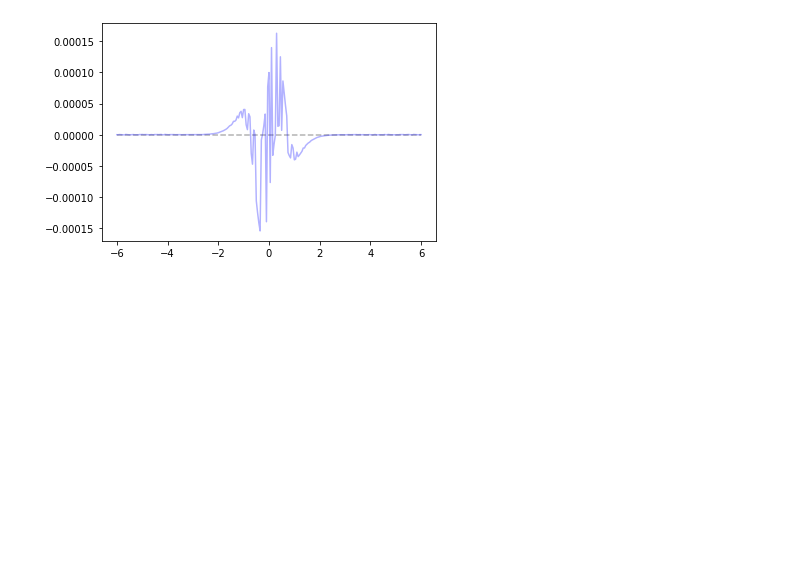
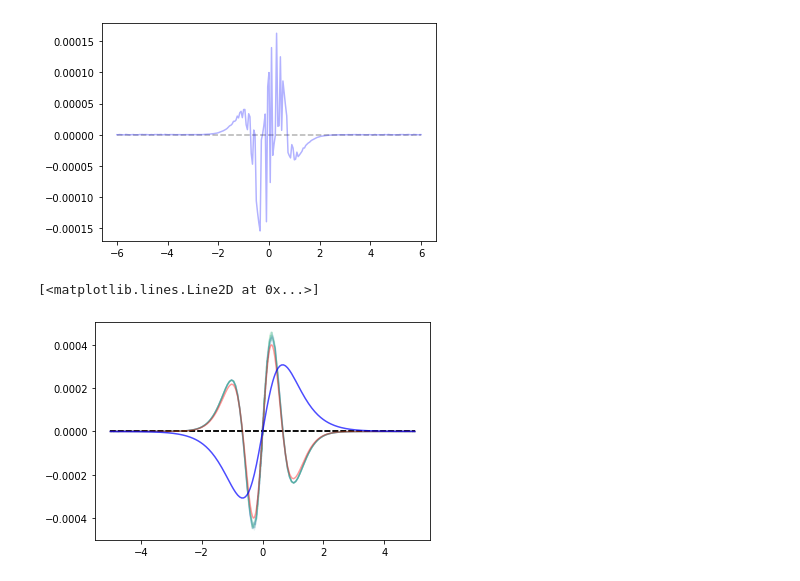
Before and after one commit to taoketao/activation-zones, a Jupyter notebook: noise-follows-D4-experiments/tf/noise-follows-D4-notebook.ipynb, the cells around one changed output. Saved outputs shown, nothing was run; the diff lists cells and outputs as text; code cells hidden in the pictures; blank space fills up the shorter version.

```diff
--- a/noise-follows-D4-experiments/tf/noise-follows-D4-notebook.ipynb
+++ b/noise-follows-D4-experiments/tf/noise-follows-D4-notebook.ipynb
@@ -123,7 +123,10 @@ array([-4.  , -3.95, -3.9 , -3.85, -3.8 , -3.75, -3.7 , -3.65, -3.6 ,
 test_model_init=init_manual_model(Nonlinearity, Weights[0:1])
 print(test_model_init.layers[0].get_weights())
 
-def query_manual_model_wrapper(n_epochs=1, batchsize=len(Y_data)):
+try: defaultdict
+except: from collections import defaultdict
+
+def query_manual_model_wrapper(n_epochs=1, batchsize=len(Y_data), *, return_raw_weights=False):
 
     weights_inbox = []
     changes_inbox = []
@@ -136,9 +139,12 @@ def query_manual_model_wrapper(n_epochs=1, batchsize=len(Y_data)):
     changes_retriever = LambdaCallback(
             on_epoch_end  =lambda batch, logs: changes_inbox.append( model.layers[0].get_weights()[0]))
 
+    all_raw_weights=[]
+
     iter_count=0
     for trial_counter in range(N_trials):
         Set_weights(model.layers[0], Weights[0:1])
+        initial_weights=[]
         for weight_counter in range(Weights.shape[0]):
             Set_weights(model.layers[0], Weights[weight_counter:weight_counter+1])
             model.fit(
@@ -152,6 +158,10 @@ def query_manual_model_wrapper(n_epochs=1, batchsize=len(Y_data)):
             change = changes_inbox[-1]-weights_inbox[-1]
             weights_to_changes.append( (trial_counter, weights_inbox[-1][0][0], change[0][0]) )
 
+            if return_raw_weights:
+#                 if weight_counter==0: all_raw_weights.append([])
+                all_raw_weights.append(weights_inbox)
+
             epoch_str = ' with '+str(n_epochs)+' epochs' if n_epochs>1 else ''
 
             if (Weights.shape[0]*N_trials>100 and iter_count%100==0) \
@@ -161,6 +171,8 @@ def query_manual_model_wrapper(n_epochs=1, batchsize=len(Y_data)):
             iter_count += 1
 #             if weight_counter % min(25,int(Weights.shape[0]/10)) == 0:
     print('done')
+    if return_raw_weights:
+        return weights_to_changes, all_raw_weights
     return weights_to_changes
 
 #wtc=query_manual_model_wrapper()
@@ -1063,3 +1075,28 @@ for trial_counter in range(N_trials):
                  color=[0, trial_counter/(N_trials), 1-trial_counter/(N_trials), 0.3])
 # %% [output]
 [figure]
+# %%
+Y_data = [-.02,-.01,.01,.02]
+X_data = [ np.ones((1,)) for v in Y_data ]     # x_counter
+Weights, bounds = weights_range(-5,5,30)
+N_trials = 10
+normz=True
+Nonlinearity= ('tanh',  tanh )
+#wtc=query_manual_model_wrapper(n_epochs=30, batchsize=1)
+
+plot_range = bounds #[-2.5,2.5]
+for trial_counter in range(N_trials):
+    plt.plot(plot_range,[0,0], '--', color=[0,0,0,0.3])
+    plt.plot([w[1] for w in wtc if w[0]==trial_counter and plot_range[0]<w[1] and plot_range[1]>w[1]],
+                 [w[2]+d2_tanh(w[1])*.08 for w in wtc if w[0]==trial_counter and plot_range[0]<w[1] and plot_range[1]>w[1]] ,
+                 color=[0, trial_counter/(N_trials), 1-trial_counter/(N_trials), 0.1])
+wtc[:2] # epochs=15, weights_range(-2,2,150): [(0, -1.9806097, 0.001412034), (0, -1.973698, 0.0014301538)]
+plt.plot([w[1] for w in wtc if w[0]==trial_counter and plot_range[0]<w[1] and plot_range[1]>w[1]],
+                 [d4_tanh_new(w[1])*.0022 for w in wtc if w[0]==trial_counter and plot_range[0]<w[1] and plot_range[1]>w[1]] ,
+                 color=[1, 0,0, 0.4])
+plt.plot([w[1] for w in wtc if w[0]==trial_counter and plot_range[0]<w[1] and plot_range[1]>w[1]],
+                 [d2_tanh(w[1])*.0008 for w in wtc if w[0]==trial_counter and plot_range[0]<w[1] and plot_range[1]>w[1]] ,
+                 color=[0, 0,1, 0.7])
+# %% [output]
+[<matplotlib.lines.Line2D at 0x...>]
+[figure, added]
```
Also changed, not shown: parts of 46 cells of this notebook, 2 other files.
